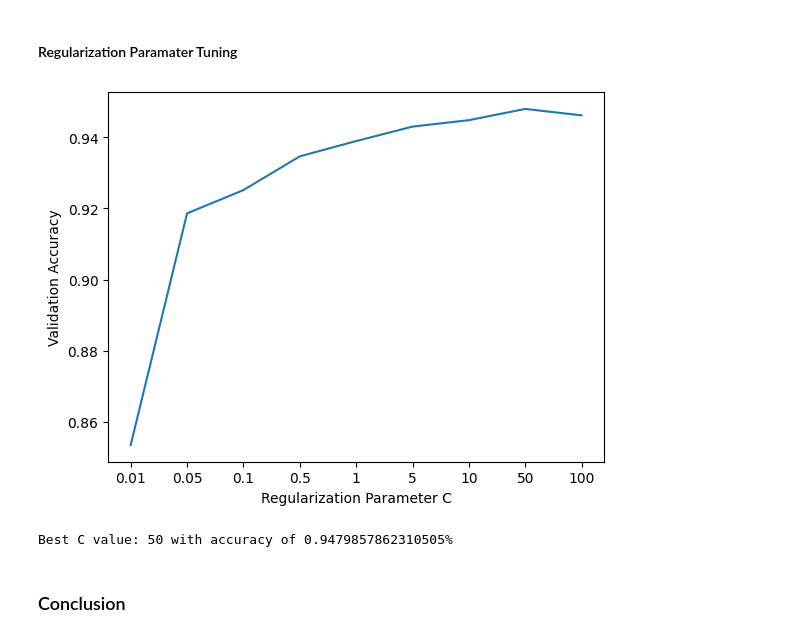
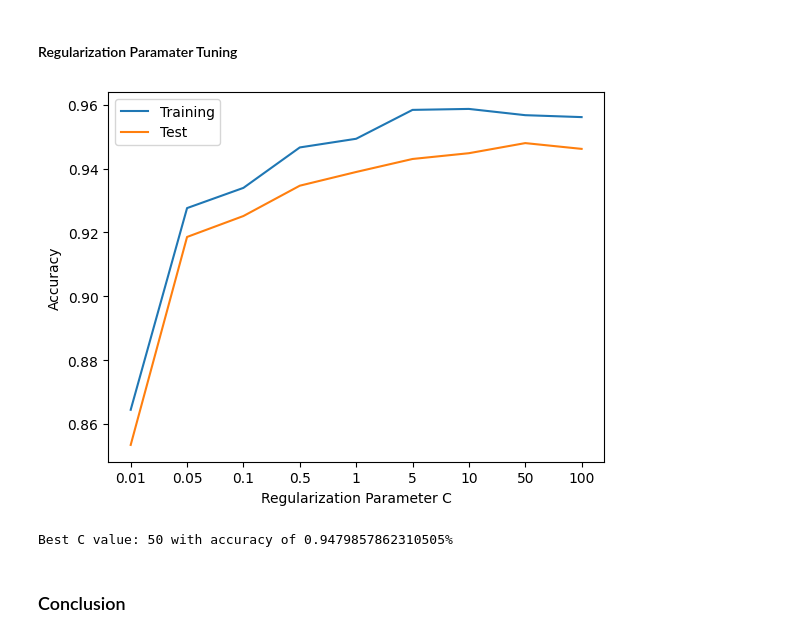
Before and after one commit to rakeebh7233/phishing-prediction, a Jupyter notebook: SVM.ipynb, the cells around one changed output. Saved outputs shown, nothing was run; the diff lists cells and outputs as text; code cells hidden in the pictures.

```diff
--- a/SVM.ipynb
+++ b/SVM.ipynb
@@ -91,18 +91,28 @@ print(f"Accuracy for SVM with polynomial function kernel and C=1 using cross val
 Accuracy for SVM with polynomial function kernel and C=1: 0.9466304839439168%
 Accuracy for SVM with polynomial function kernel and C=1 using cross validation: 0.9335184191016694%
 # %%
+training_scores = []
 validation_scores = []
 c_vals = [.01,.05,.1,.5,1,5,10,50,100]
+
+for c in c_vals:
+    svm = SVC(kernel="poly", C=c).fit(X_train, y_train)
+    scores_res = cross_val_score(svm, X_train, y_train, cv=5)
+    training_scores.append(scores_res.mean())
+
 for c in c_vals:
     svm = SVC(kernel="poly", C=c).fit(X_train, y_train)
     scores_res = cross_val_score(svm, X_test, y_test, cv=5)
     validation_scores.append(scores_res.mean())
 
+
 default_x_ticks = range(len(c_vals))
-plt.plot(default_x_ticks, validation_scores)
+plt.plot(default_x_ticks, training_scores, label="Training")
+plt.plot(default_x_ticks, validation_scores, label="Test")
 plt.xticks(default_x_ticks, c_vals)
+plt.legend()
 plt.xlabel("Regularization Parameter C")
-plt.ylabel("Validation Accuracy")
+plt.ylabel("Accuracy")
 plt.show()
 
 best_C = c_vals[np.argmax(validation_scores)]
@@ -145,24 +164,32 @@ Accuracy for SVM with rbf kernel and C=1 using cross validation: 0.9389439374185
 # %% [markdown]
 #### Regularization Paramater Tuning
 # %%
+training_scores = []
 validation_scores = []
 c_vals = [.01,.05,.1,.5,1,5,10,50,100]
+
+for c in c_vals:
+    svm = SVC(kernel="rbf", C=c).fit(X_train, y_train)
+    scores_res = cross_val_score(svm, X_train, y_train, cv=5)
+    training_scores.append(scores_res.mean())
 for c in c_vals:
     svm = SVC(kernel="rbf", C=c).fit(X_train, y_train)
     scores_res = cross_val_score(svm, X_test, y_test, cv=5)
     validation_scores.append(scores_res.mean())
 
 default_x_ticks = range(len(c_vals))
-plt.plot(default_x_ticks, validation_scores)
+plt.plot(default_x_ticks, training_scores, label="Training")
+plt.plot(default_x_ticks, validation_scores, label="Test")
 plt.xticks(default_x_ticks, c_vals)
+plt.legend()
 plt.xlabel("Regularization Parameter C")
-plt.ylabel("Validation Accuracy")
+plt.ylabel("Accuracy")
 plt.show()
 
 best_C = c_vals[np.argmax(validation_scores)]
 print(f"Best C value: {best_C} with accuracy of {max(validation_scores)}%")
 # %% [output]
-[figure, old version]
+[figure, new version]
 Best C value: 50 with accuracy of 0.9479857862310505%
 # %% [markdown]
 ### Conclusion
```
Also changed, not shown: parts of 2 cells of this notebook, 2 other files.
